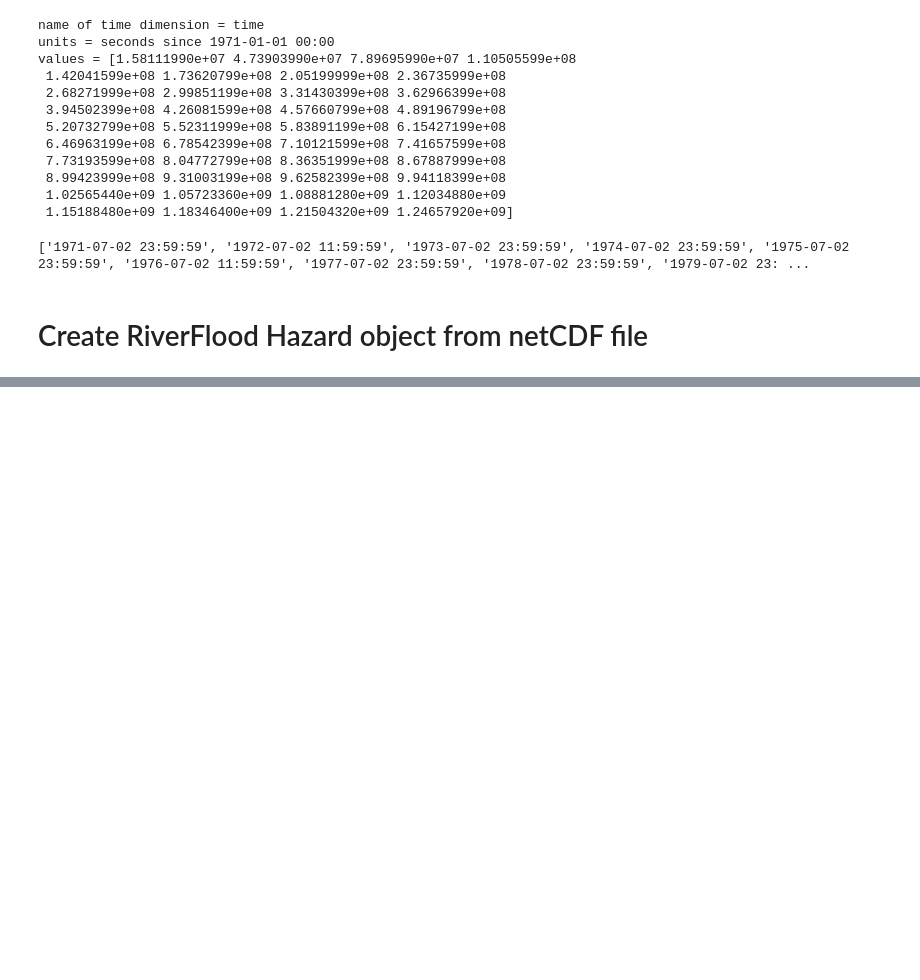
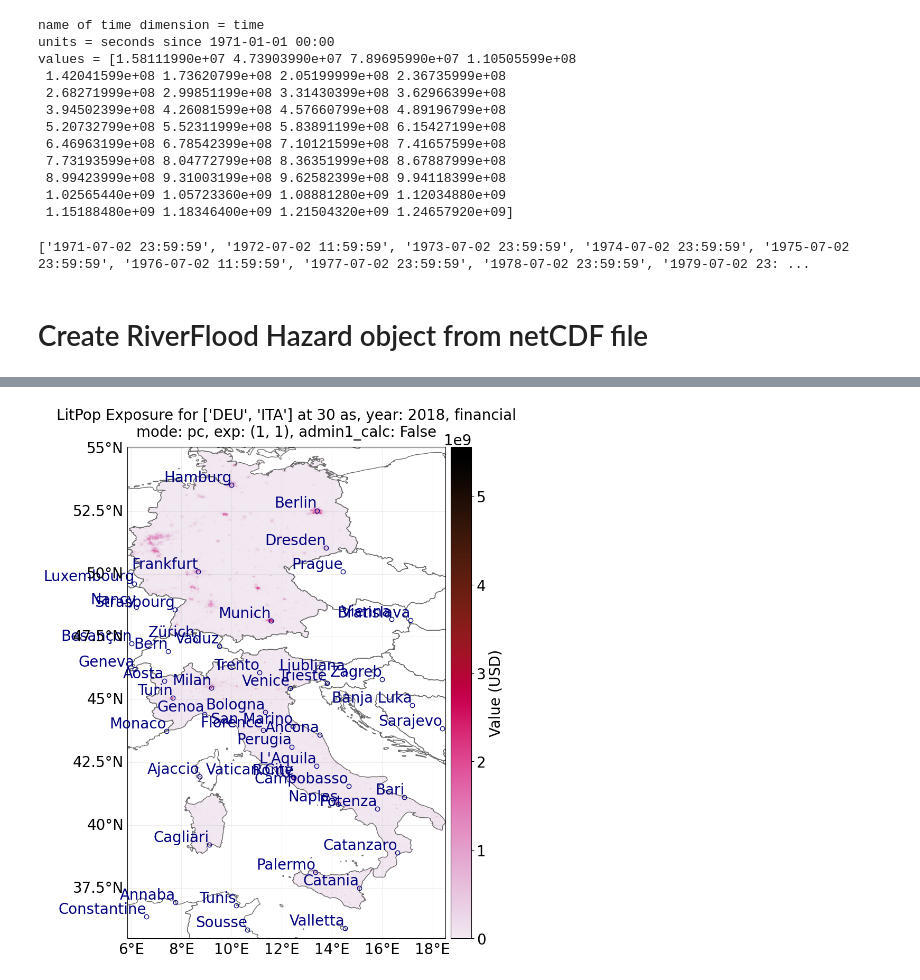
Before and after one commit to AGoussebaile/CLIMADA_Example, a Jupyter notebook: RiverFlood_World.ipynb, the cells around one changed output, grey strips where cells are left out. Saved outputs shown, nothing was run; the diff lists cells and outputs as text; code cells hidden in the pictures; blank space fills up the shorter version.

```diff
--- a/RiverFlood_World.ipynb
+++ b/RiverFlood_World.ipynb
@@ -148,0 +191,4 @@ rf.plot_intensity(event=4, smooth = False)
+# %%
+from climada.entity import LitPop
+lp_exp = LitPop.from_countries(['DEU','ITA'], fin_mode='pc')
+lp_exp.gdf
@@ -148,0 +226,12 @@ rf.plot_intensity(event=4, smooth = False)
+# %%
+# In the LitPop exposure the damage function for river floods needs
+# to be specified manually.
+import pandas as pd
+from climada_petals.util.constants import RIVER_FLOOD_REGIONS_CSV
+
+info = pd.read_csv(RIVER_FLOOD_REGIONS_CSV)
+lp_exp.gdf['impf_RF'] = info.loc[info['ISO']=='DEU','impf_RF'].values[0]
+lp_exp
+lp_exp.plot_hexbin(pop_name=True);
+# %% [output]
+[figure, added]
```
Also changed, not shown: parts of 12 cells of this notebook, 7 other files.
